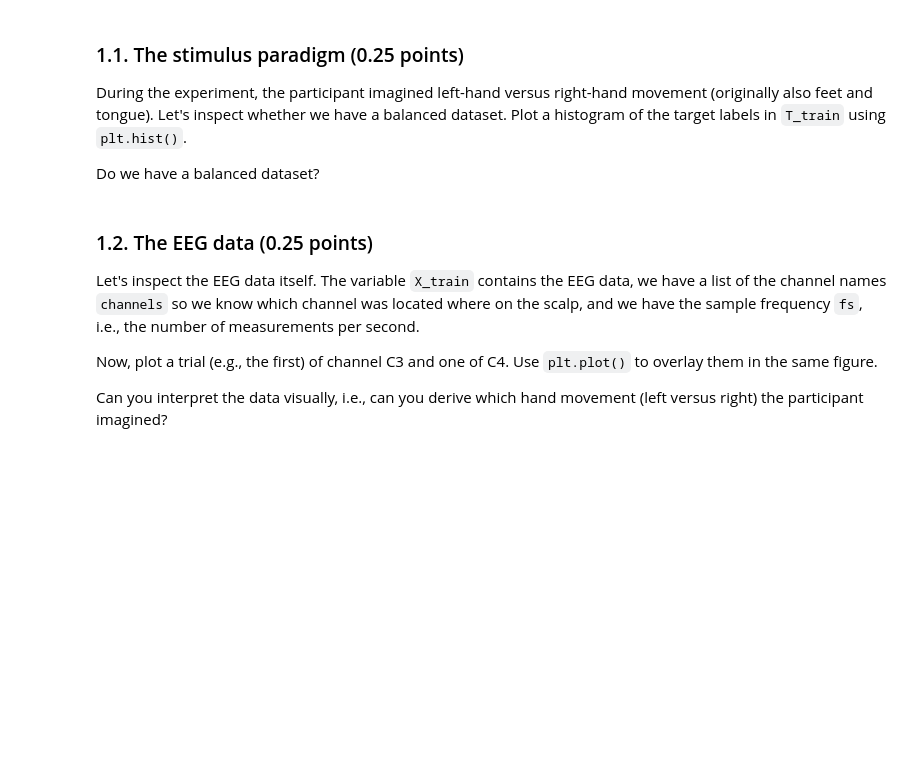
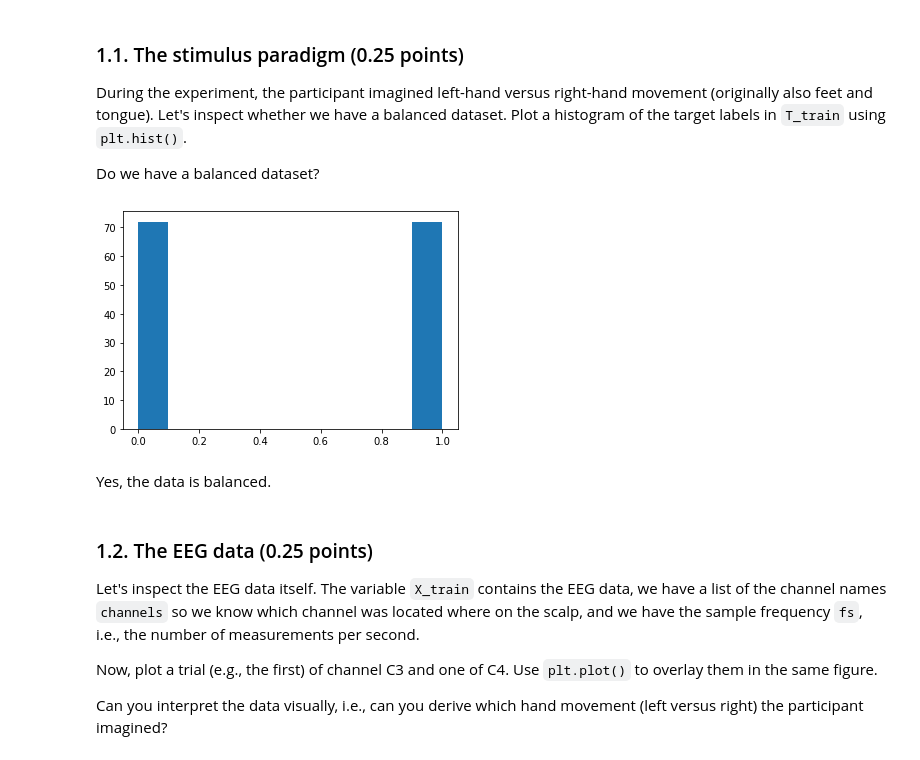
Before and after one commit to malyvsen/radboud-bci, a Jupyter notebook: assignment2.ipynb, the cells around one changed output. Cells and saved outputs as stored; diff of their text form; code cells hidden in the pictures; blank space fills up the shorter version.

Commit message:
assignment 2, part 1

```diff
--- a/assignment2.ipynb
+++ b/assignment2.ipynb
@@ -153,3 +151,5 @@ path_to_data = "/path/to/data/Assignment2_data.npz"
+# %%
+path_to_data = "./assignment2_data.npz"
 # %% [markdown]
 To load the data, execute the cell below. It loads into memory a training set and a validation set of one participant. We will use the training set to inspect the data and calibrate a classifier, and the validation set to evaluate the performance of the classifier. In fact, in the original competition, one was not given the target values of the validation set, which had to be predicted and submitted and were evaluated to get a position on the [leaderboard](http://www.bbci.de/competition/iv/results/index.html).
 
@@ -185,3 +192,10 @@ Do we have a balanced dataset?
+# %%
+plt.hist(T_train)
+plt.show()
+# %% [output]
+[figure, added]
+# %% [markdown]
+Yes, the data is balanced.
 # %% [markdown]
 ### 1.2. The EEG data (0.25 points) <a class="anchor" id="eeg"></a>
 Let's inspect the EEG data itself. The variable `X_train` contains the EEG data, we have a list of the channel names `channels` so we know which channel was located where on the scalp, and we have the sample frequency `fs`, i.e., the number of measurements per second.
```
Also changed, not shown: parts of 11 cells of this notebook.
